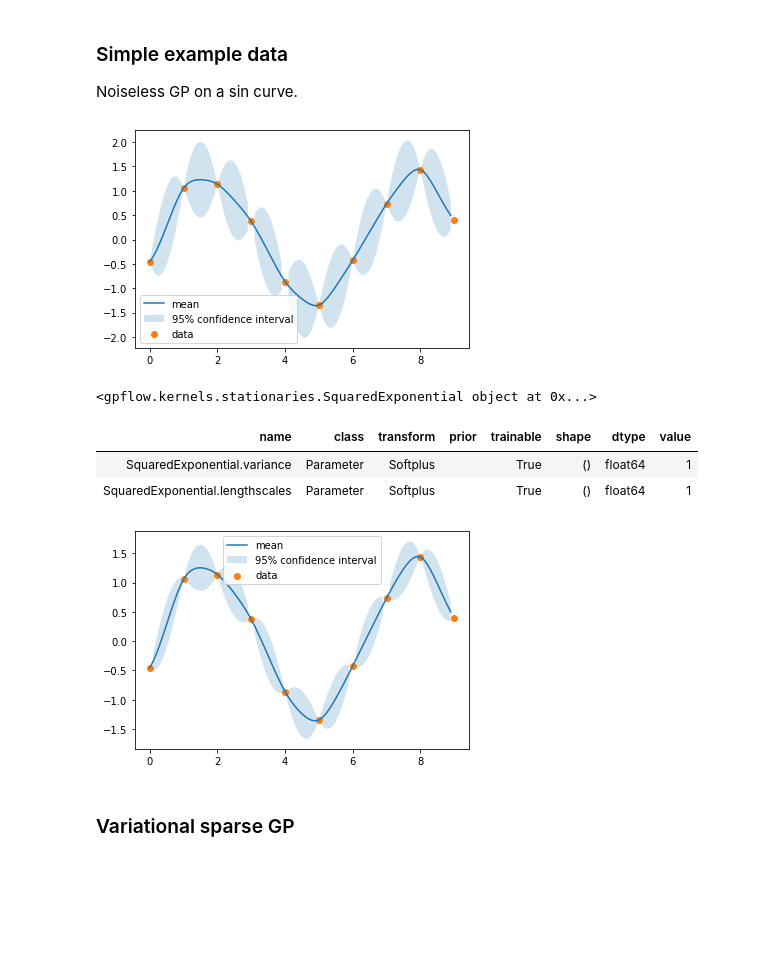
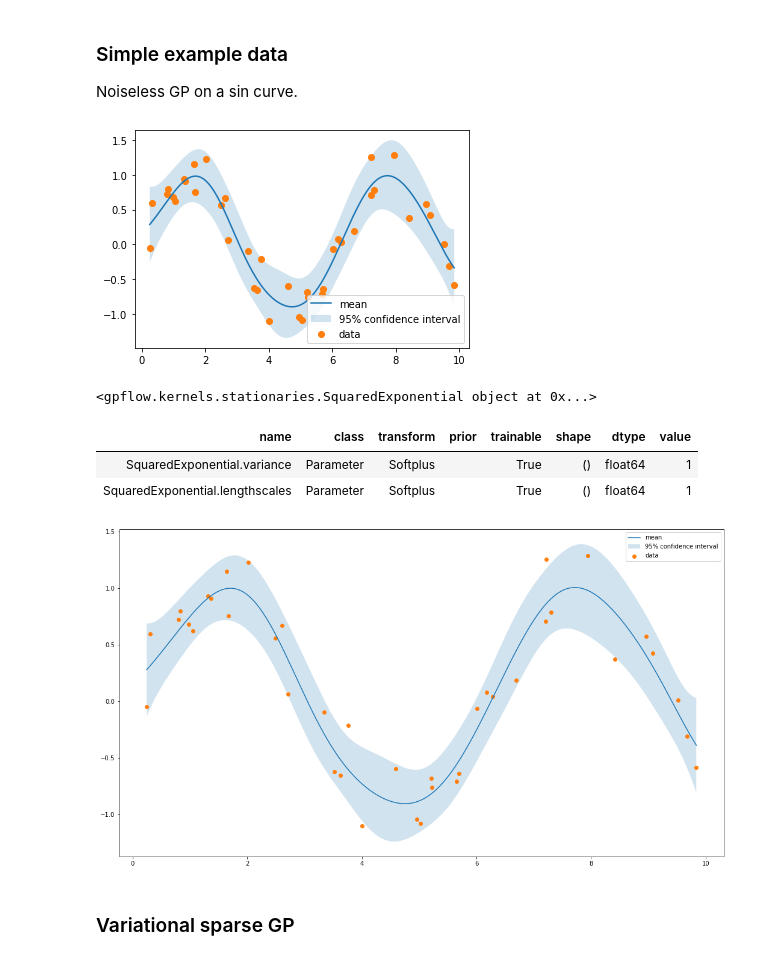
Before and after one commit to wunsworth/AirPollutionSensor, a Jupyter notebook: Notebooks/DS Variational model.ipynb, the cells around one changed output. Cells and saved outputs as stored; diff of their text form; code cells hidden in the pictures; blank space fills up the shorter version.

```diff
--- a/Notebooks/DS Variational model.ipynb
+++ b/Notebooks/DS Variational model.ipynb
@@ -27,7 +27,7 @@ class GPBase:
         self.N = len(X)
         self.Y = tf.Variable(Y, dtype = default_float())
         self.kernel = kernel
-        self.gaussian_noise = gaussian_noise
+        self.gaussian_noise = tf.Variable(gaussian_noise, dtype = default_float())
 
     def predict(self, X_star):
         pass
@@ -46,7 +46,7 @@ class GPBase:
         assert X.shape[0] == Y.shape[0], "X, Y should have the same first dimension"
 
     def plot(self, figsize = None):
-        xrange = np.arange(tf.math.reduce_min(self.X), tf.math.reduce_max(self.X), 0.1)
+        xrange = np.arange(tf.math.reduce_min(self.X), tf.math.reduce_max(self.X) + 0.01, 0.01)
         xrange = xrange.reshape(-1, 1)
         mu, var = self.predict(xrange)
         mu = tf.reshape(mu, [-1])
@@ -103,21 +103,22 @@ class GPReg(GPBase):
             var = tf.reshape(var, [-1, 1])
             return mu, var
 
-    def log_likelihood(self, ):
-        return -
+    def log_likelihood(self):
+        pass
 
     def optimise(self, iterations, lr):
+        pass
 # %% [markdown]
 ### Simple example data
 Noiseless GP on a sin curve.
 # %%
-X = np.arange(0, 10).reshape(-1, 1)
+# X = np.arange(0, 20, 0.5).reshape(-1, 1)
+X = np.random.uniform(0, 10, (40, 1))
 Y = np.sin(X) + 0.2 * np.random.normal(0, 1, size = (len(X), 1))
-m = GPReg(X, Y, gpflow.kernels.Matern32(1))
-X_star = np.array([[1.2], [5.6]])
+m = GPReg(X, Y, gpflow.kernels.RBF(1), 0.2)
 m.plot()
 # %% [output]
-[figure, old version]
+[figure, new version]
 # %%
 gpflow.kernels.RBF(1)
 # %% [output]
@@ -126,12 +127,12 @@ gpflow.kernels.RBF(1)
 | SquaredExponential.variance | Parameter | Softplus |  | True | () | float64 | 1 |
 | SquaredExponential.lengthscales | Parameter | Softplus |  | True | () | float64 | 1 |
 # %%
-m.kernel.lengthscales.assign(1.2)
-m.kernel.variance.assign(0.4)
-m.gaussian_noise = 0.0
-m.plot()
+m.kernel.lengthscales.assign(1.0)
+m.kernel.variance.assign(1.0)
+m.gaussian_noise = 0.1
+m.plot(figsize=(18, 10))
 # %% [output]
-[figure, old version]
+[figure, new version]
 # %% [markdown]
 ### Variational sparse GP
 # %%
```
Also changed, not shown: parts of 7 cells of this notebook, 2 other files.
